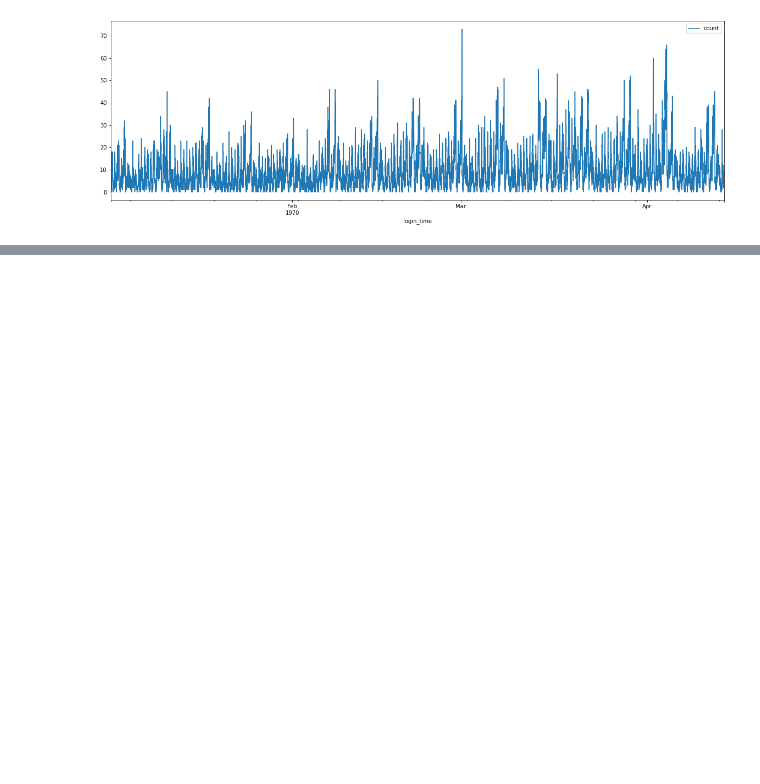
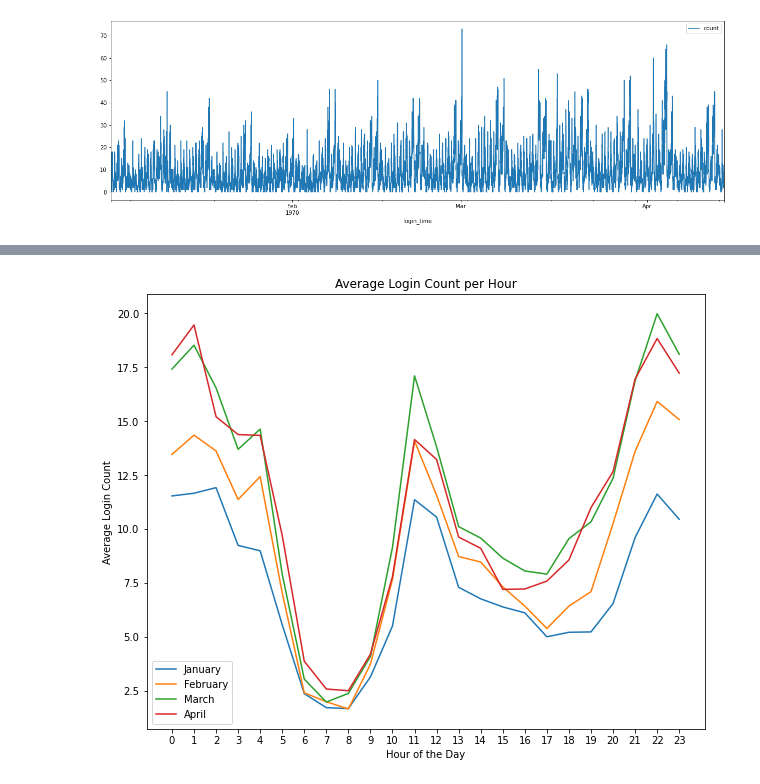
Before and after one commit to GwenToves/Ultimate-Technologies-Inc-Take-Home-Challenge, a Jupyter notebook: part_1_eda.ipynb, the cells around one changed output, grey strips where cells are left out. Cells and saved outputs as stored; diff of their text form; code cells hidden in the pictures; blank space fills up the shorter version.

```diff
--- a/part_1_eda.ipynb
+++ b/part_1_eda.ipynb
@@ -120,0 +215,26 @@ plt.show();
+# %%
+# Calculate the monthly average login counts per hour in a day
+# What does the average day look like in each month?
+plt.figure(figsize=(10, 8))
+
+for month in months:
+    # Group by day and calculate the average count per hour
+    average_hourly = month.groupby(month.index.hour)['count'].mean()
+
+    # Extract month name for the legend
+    month_name = month.index[0].strftime('%B')
+
+    # Plot the average login counts per hour for each month
+    plt.plot(average_hourly.index, average_hourly, label=month_name)
+
+plt.xlabel('Hour of the Day')
+plt.ylabel('Average Login Count')
+plt.title('Average Login Count per Hour')
+plt.xticks(range(24))
+
+# Add a legend with month names
+plt.legend()
+
+plt.show()
+# %% [output]
+[figure, added]
```
Also changed, not shown: parts of 15 cells of this notebook.
